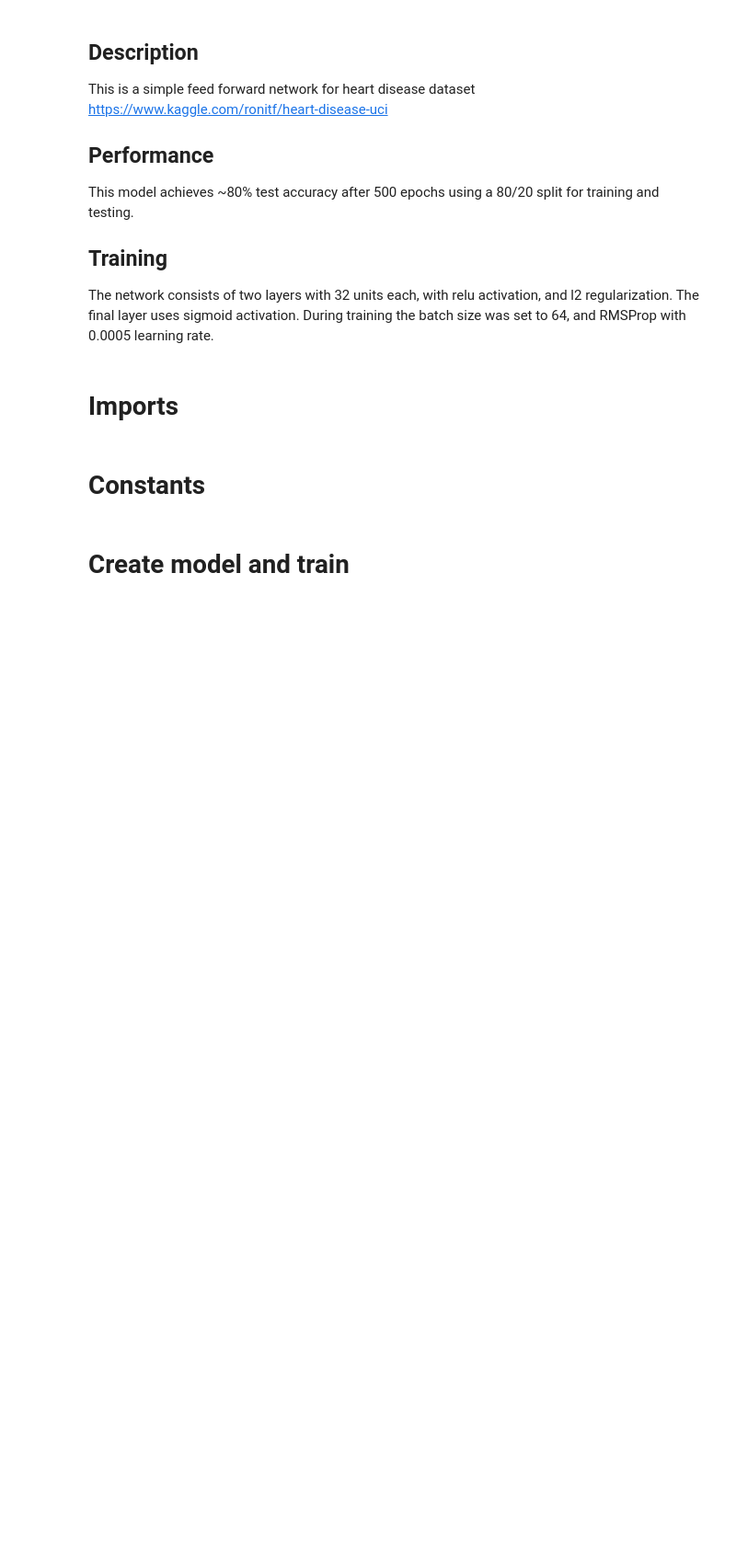
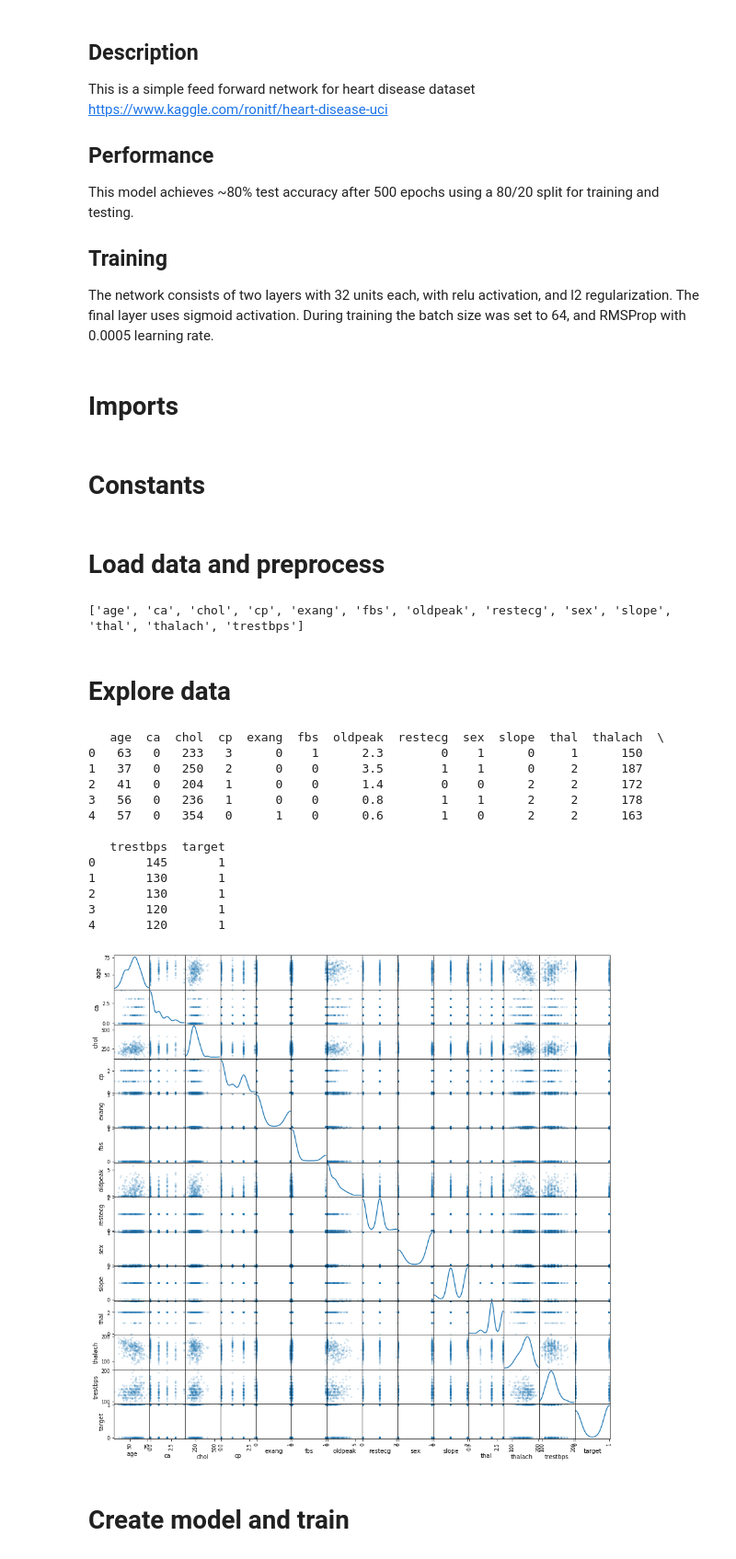
Before and after one commit to jcberntsson/networks, a Jupyter notebook: heart-disease.ipynb, the cells around one changed output. Shown at 92% size. Saved outputs shown, nothing was run; the diff lists cells and outputs as text; code cells hidden in the pictures; blank space fills up the shorter version.

```diff
--- a/heart-disease.ipynb
+++ b/heart-disease.ipynb
@@ -32,6 +35,37 @@ BATCH_SIZE = 64
 TRAIN_FRACTION = 0.8
 WEIGHT_DECAY = 0.02
 DROPOUT = 0.1
+# %% [markdown]
+# Load data and preprocess
+# %%
+loader = Loader('datasets/heart.csv')
+features = loader.get_features().difference(['target']).tolist()
+target_feature = 'target'
+loader.set_features(features + [target_feature])
+# %% [output]
+['age', 'ca', 'chol', 'cp', 'exang', 'fbs', 'oldpeak', 'restecg', 'sex', 'slope', 'thal', 'thalach', 'trestbps']
+# %% [markdown]
+# Explore data
+# %%
+data = loader.get_data()
+print(data.head())
+from pandas.plotting import scatter_matrix
+scatter_matrix(data, alpha=0.2, figsize=(15, 15), diagonal='kde');
+# %% [output]
+   age  ca  chol  cp  exang  fbs  oldpeak  restecg  sex  slope  thal  thalach  \
+0   63   0   233   3      0    1      2.3        0    1      0     1      150
+1   37   0   250   2      0    0      3.5        1    1      0     2      187
+2   41   0   204   1      0    0      1.4        0    0      2     2      172
+3   56   0   236   1      0    0      0.8        1    1      2     2      178
+4   57   0   354   0      1    0      0.6        1    0      2     2      163
+
+   trestbps  target
+0       145       1
+1       130       1
+2       130       1
+3       120       1
+4       120       1
+[figure, added]
 # %% [markdown]
 # Create model and train
 # %%
```
Also changed, not shown: parts of 3 cells of this notebook, 3 other files.
